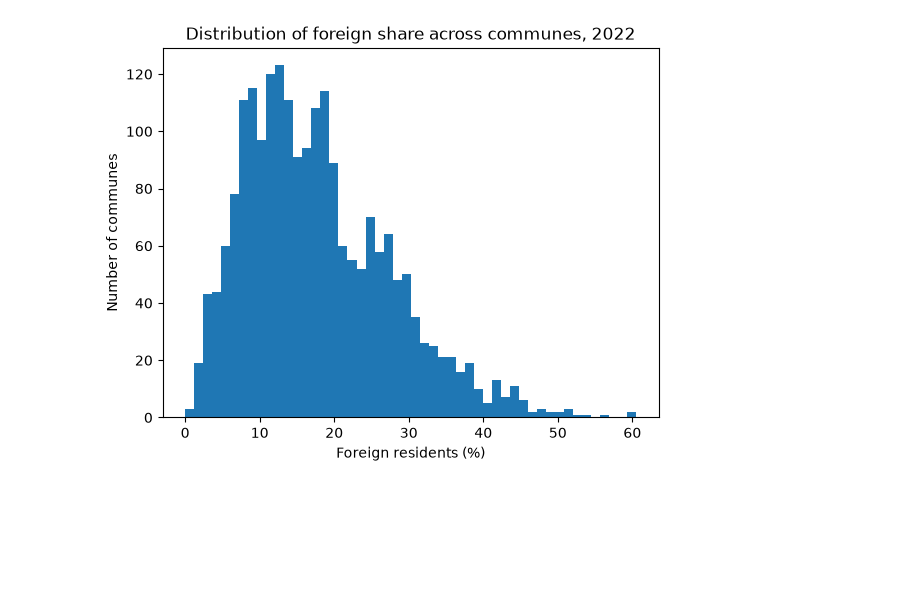
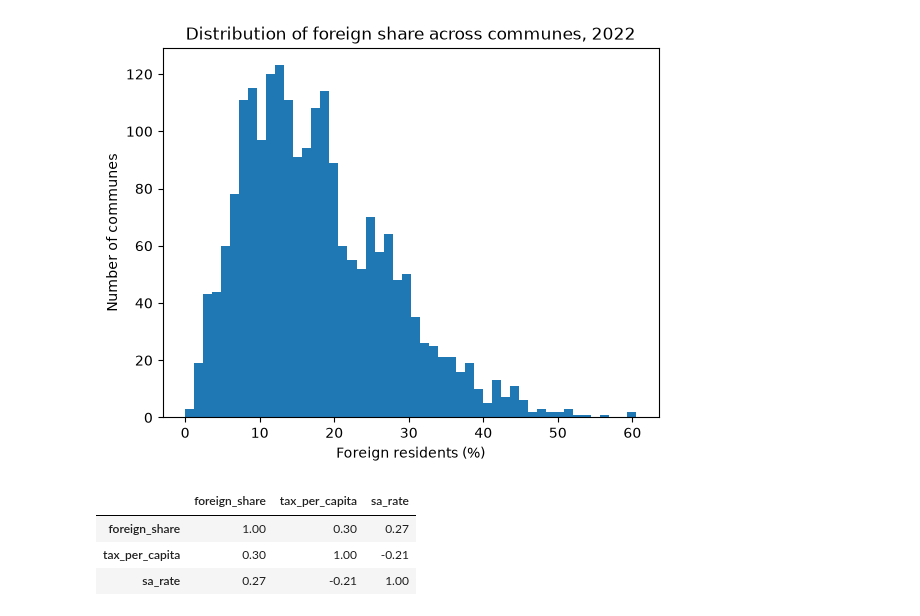
Before and after one commit to bousmarc/ADA-Project, a Jupyter notebook: notebooks/first_look.ipynb, the cells around one changed output. Cells and saved outputs as stored; diff of their text form; code cells hidden in the pictures; blank space fills up the shorter version.

```diff
--- a/notebooks/first_look.ipynb
+++ b/notebooks/first_look.ipynb
@@ -137,3 +137,10 @@ plt.title("Distribution of foreign share across communes, 2022")
 plt.show()
 # %% [output]
 [figure]
+# %%
+communes_2022[["foreign_share", "tax_per_capita", "sa_rate"]].corr(method="spearman").round(2)
+# %% [output]
+|  | foreign_share | tax_per_capita | sa_rate |
+| foreign_share | 1.00 | 0.30 | 0.27 |
+| tax_per_capita | 0.30 | 1.00 | -0.21 |
+| sa_rate | 0.27 | -0.21 | 1.00 |
```
